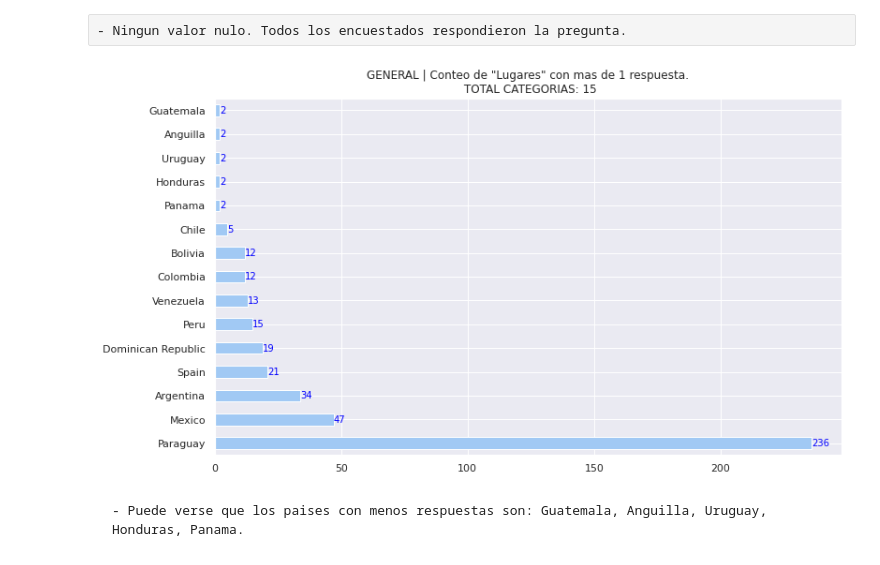
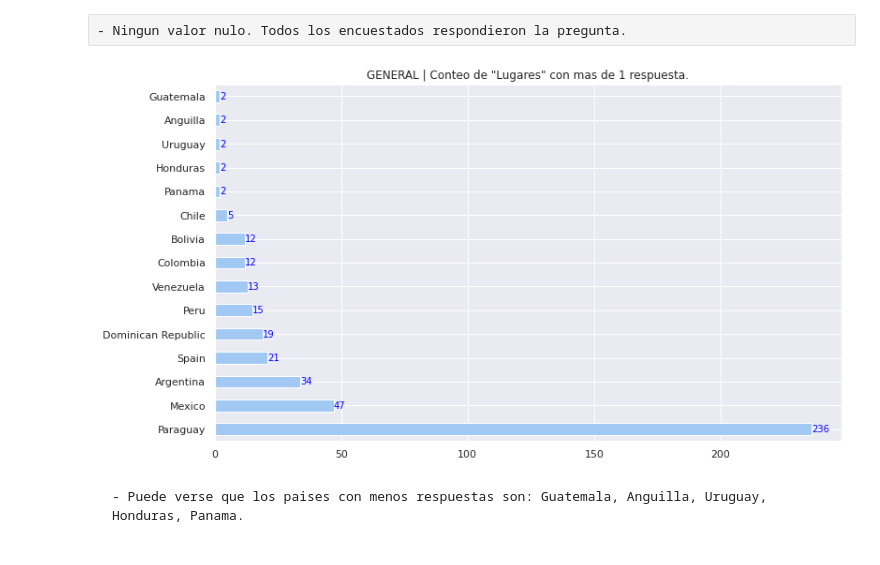
Before and after one commit to TorrezMN/Data_Science, a Jupyter notebook: notebooks/GeneralView.ipynb, the cells around one changed output. Saved outputs shown, nothing was run; the diff lists cells and outputs as text; code cells hidden in the pictures.

```diff
--- a/notebooks/GeneralView.ipynb
+++ b/notebooks/GeneralView.ipynb
@@ -115,14 +115,14 @@ mas_una_respuesta = lr[lr>1]
 # %%
 fig1 = mas_una_respuesta.plot(
     kind='barh',
-    title=f'GENERAL | Conteo de "Lugares" con mas de 1 respuesta.\n TOTAL CATEGORIAS: {mas_una_respuesta.size}',
+    title=f'GENERAL | Conteo de "Lugares" con mas de 1 respuesta.',
 )
 
 for k,v in enumerate(mas_una_respuesta):
     fig1.annotate(v,(v,k),  va='center',color='blue',fontsize=10)
 plt.show()
 # %% [output]
-[figure, old version]
+[figure, new version]
 # %% [markdown]
     - Puede verse que los paises con menos respuestas son: Guatemala, Anguilla, Uruguay, Honduras, Panama.
 # %% [markdown]
```
Also changed, not shown: parts of 35 cells of this notebook.
